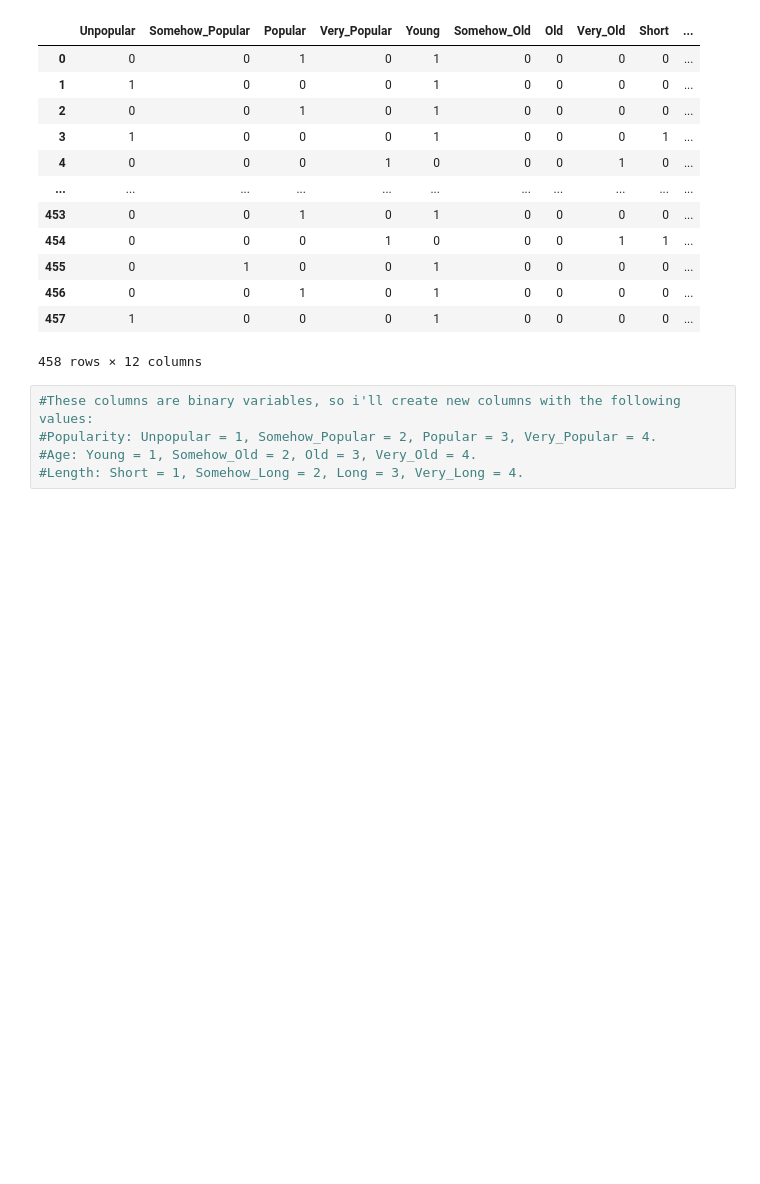
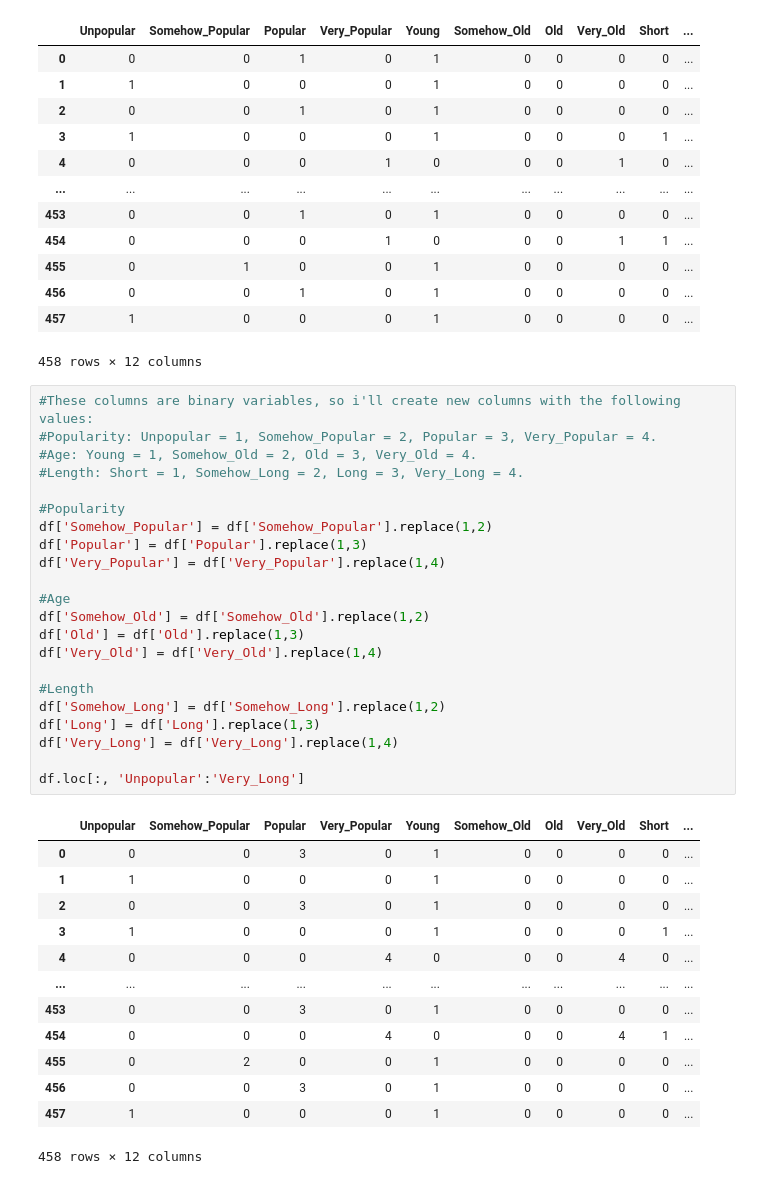
Before and after one commit to fabianestayt/Proyecto-Speedruns, a Jupyter notebook: speedruns.ipynb, the cells around one changed output. Drawn from its saved outputs; the diff is of its cells as text; blank space fills up the shorter version.

Commit message:
Version 2, added new columns.

```diff
--- a/speedruns.ipynb
+++ b/speedruns.ipynb
@@ -106,5 +106,36 @@ df.loc[:, 'Unpopular':'Very_Long']
 # %%
 #These columns are binary variables, so i'll create new columns with the following values:
 #Popularity: Unpopular = 1, Somehow_Popular = 2, Popular = 3, Very_Popular = 4.
 #Age: Young = 1, Somehow_Old = 2, Old = 3, Very_Old = 4.
 #Length: Short = 1, Somehow_Long = 2, Long = 3, Very_Long = 4.
+
+#Popularity
+df['Somehow_Popular'] = df['Somehow_Popular'].replace(1,2)
+df['Popular'] = df['Popular'].replace(1,3)
+df['Very_Popular'] = df['Very_Popular'].replace(1,4)
+
+#Age
+df['Somehow_Old'] = df['Somehow_Old'].replace(1,2)
+df['Old'] = df['Old'].replace(1,3)
+df['Very_Old'] = df['Very_Old'].replace(1,4)
+
+#Length
+df['Somehow_Long'] = df['Somehow_Long'].replace(1,2)
+df['Long'] = df['Long'].replace(1,3)
+df['Very_Long'] = df['Very_Long'].replace(1,4)
+
+df.loc[:, 'Unpopular':'Very_Long']
+# %% [output]
+|  | Unpopular | Somehow_Popular | Popular | Very_Popular | Young | Somehow_Old | Old | Very_Old | Short | ... |
+| 0 | 0 | 0 | 3 | 0 | 1 | 0 | 0 | 0 | 0 | ... |
+| 1 | 1 | 0 | 0 | 0 | 1 | 0 | 0 | 0 | 0 | ... |
+| 2 | 0 | 0 | 3 | 0 | 1 | 0 | 0 | 0 | 0 | ... |
+| 3 | 1 | 0 | 0 | 0 | 1 | 0 | 0 | 0 | 1 | ... |
+| 4 | 0 | 0 | 0 | 4 | 0 | 0 | 0 | 4 | 0 | ... |
+| ... | ... | ... | ... | ... | ... | ... | ... | ... | ... | ... |
+| 453 | 0 | 0 | 3 | 0 | 1 | 0 | 0 | 0 | 0 | ... |
+| 454 | 0 | 0 | 0 | 4 | 0 | 0 | 0 | 4 | 1 | ... |
+| 455 | 0 | 2 | 0 | 0 | 1 | 0 | 0 | 0 | 0 | ... |
+| 456 | 0 | 0 | 3 | 0 | 1 | 0 | 0 | 0 | 0 | ... |
+| 457 | 1 | 0 | 0 | 0 | 1 | 0 | 0 | 0 | 0 | ... |
+458 rows × 12 columns
```
Also changed, not shown: parts of 2 cells of this notebook.
